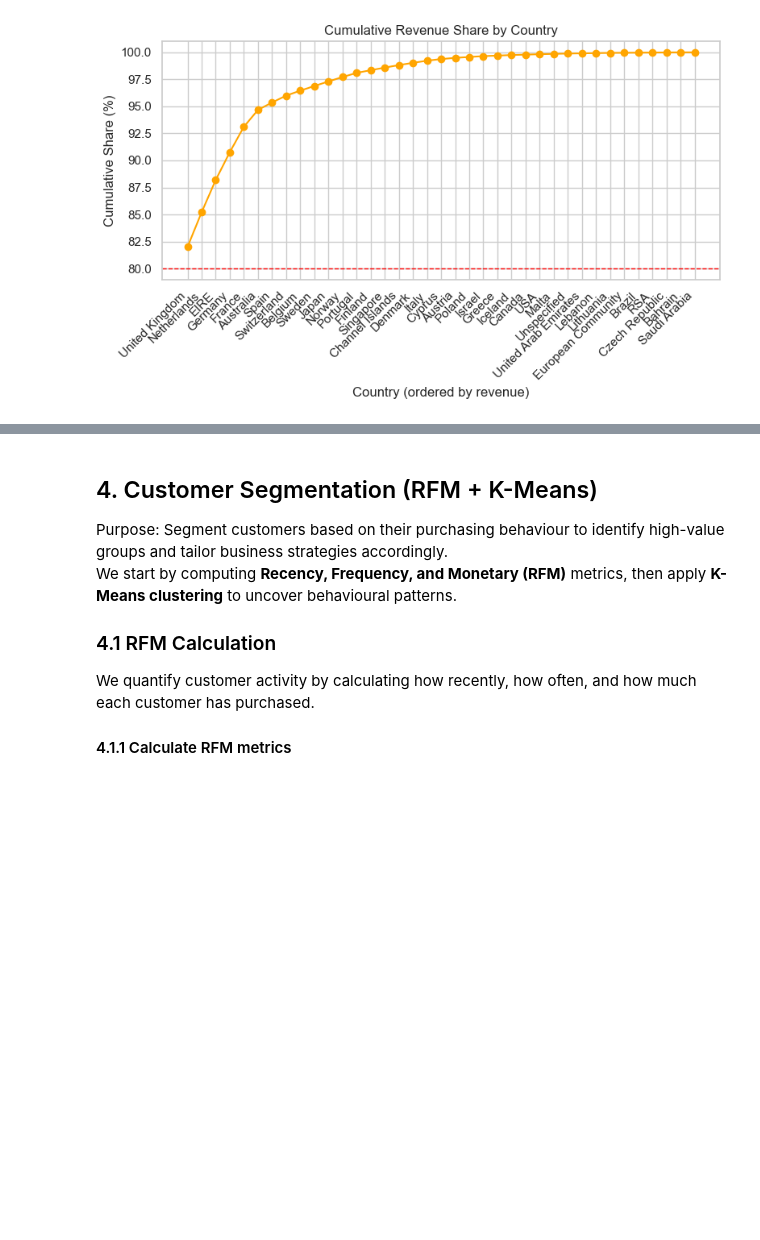
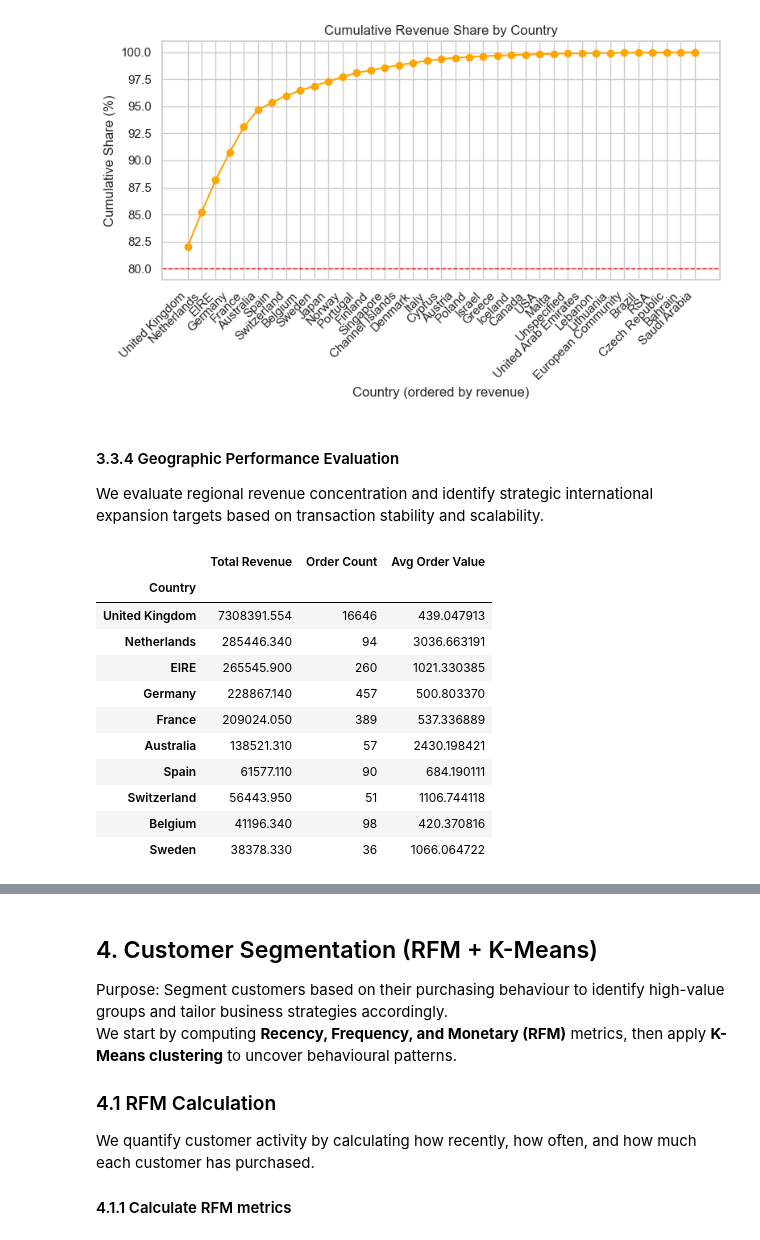
Before and after one commit to Hyeri-Jerrie-Kim/ecommerce-sales-analysis, a Jupyter notebook: notebooks/ecommerce_analysis.ipynb, the cells around one changed output, grey strips where cells are left out. Drawn from its saved outputs; the diff is of its cells as text; code cells hidden in the pictures; blank space fills up the shorter version.

```diff
--- a/notebooks/ecommerce_analysis.ipynb
+++ b/notebooks/ecommerce_analysis.ipynb
@@ -570,4 +570,40 @@ plt.show()
 # %% [output]
 Plot saved successfully: ..\images\07_geographic_concentration_curve.png
 [figure]
+# %% [markdown]
+#### 3.3.4 Geographic Performance Evaluation
+
+We evaluate regional revenue concentration and identify strategic international expansion targets based on transaction stability and scalability.
+# %%
+# === Analyze international market quality ===
+# This analysis incorporates unique order counts and Average Order Value (AOV)
+# to distinguish between high-volume wholesale markets and scalable retail opportunities.
+
+# Group by Country and aggregate total revenue and unique order frequency
+country_stats = df_clean.groupby('Country').agg({
+    'Revenue': 'sum',
+    'InvoiceNo': 'nunique'
+}).sort_values(by='Revenue', ascending=False).head(10)
+
+# Calculate Average Order Value (AOV) to differentiate B2B (Wholesale) and B2C (Retail) patterns
+country_stats['AvgOrderValue'] = country_stats['Revenue'] / country_stats['InvoiceNo']
+
+# Rename columns for professional reporting and clarity
+country_stats.columns = ['Total Revenue', 'Order Count', 'Avg Order Value']
+
+# Display top 10 international markets to validate expansion prioritization
+display(country_stats)
+# %% [output]
+|  | Total Revenue | Order Count | Avg Order Value |
+| Country |  |  |  |
+| United Kingdom | 7308391.554 | 16646 | 439.047913 |
+| Netherlands | 285446.340 | 94 | 3036.663191 |
+| EIRE | 265545.900 | 260 | 1021.330385 |
+| Germany | 228867.140 | 457 | 500.803370 |
+| France | 209024.050 | 389 | 537.336889 |
+| Australia | 138521.310 | 57 | 2430.198421 |
+| Spain | 61577.110 | 90 | 684.190111 |
+| Switzerland | 56443.950 | 51 | 1106.744118 |
+| Belgium | 41196.340 | 98 | 420.370816 |
+| Sweden | 38378.330 | 36 | 1066.064722 |
 # %% [markdown]
```
Also changed, not shown: parts of 2 cells of this notebook, 1 other file.
